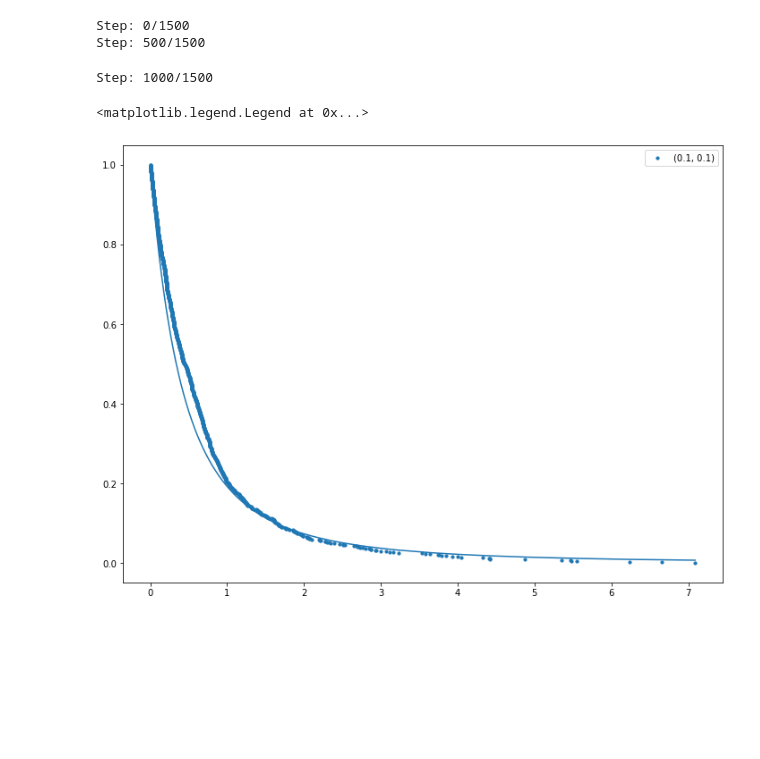
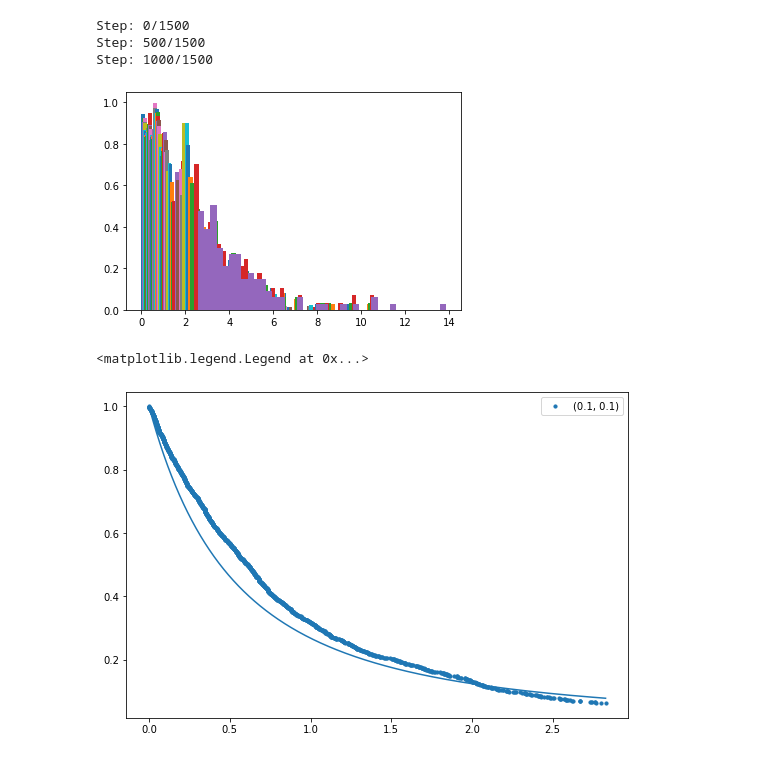
Before and after one commit to tsgaurav/Ising_RSRG, a Jupyter notebook: Ising_Decimation_2D.ipynb, the cells around one changed output. Drawn from its saved outputs; the diff is of its cells as text; code cells hidden in the pictures; blank space fills up the shorter version.

Commit message:
Sparse matrix optimization, added field scaling

```diff
--- a/Ising_Decimation_2D.ipynb
+++ b/Ising_Decimation_2D.ipynb
@@ -55,16 +92,16 @@ def random_custDist(a,b,custDist,size=None, nControl=10**6):
 
 #call
 a=0.1
-b=0.105
+b=0.1
 def custDist(x, a, b):
     return a + b*x
 samples=random_custDist(a,b,custDist=custDist,size=100000)
 #print(samples)
 
-plt.hist(samples, density=True, bins = 20)
+plt.hist(np.array(samples), density=True, bins = 20)
 
 x = np.linspace(0, (np.sqrt(a**2 + 2*b) - a)/b, 1000)
 
-plt.plot(x, custDist(x, a, b))
+plt.plot(x, np.array(custDist(x, a, b)))
 # %% [output]
 [<matplotlib.lines.Line2D at 0x...>]
@@ -111,6 +158,9 @@ b_vals = np.array([0.1])#np.arange(0.1,0.3,0.03)
 # %%
+L = 40
 steps = 1500
 Gamma_array = np.zeros(shape=(len(a_vals), len(b_vals), steps))
+R0_array = []
+R0_array_err = []
 
 
 for l, a in enumerate(a_vals):
@@ -118,21 +168,17 @@ for l, a in enumerate(a_vals):
 
         ind_dict, adj_ind = square_lattice_dictionary(L)
 
-        J_ij_vals = np.zeros(shape=(L*L,L*L))
+        J_ij_vals = fill_J_ij_matrix(L*L, adj_ind, a, b)
+        h_vals = np.exp(-np.random.exponential(size=L*L))
 
-        for ind in range(L*L):
-            J_ij_vals[ind, adj_ind[ind]] = np.exp(-np.random.exponential(size=(1,len(adj_ind[0]))))
-
-        J_ij_vals = 0.5*(J_ij_vals+J_ij_vals.T)
-        h_vals = np.array(random_custDist(a,b,custDist=custDist,size=L*L))
-        Omega_0 = max(h_vals.max(), 2*J_ij_vals.max())
+        Omega_0 = max(h_vals.max(), J_ij_vals.max())
         for step in range(steps):
 
             if step%500 == 0: print ("Step: "+str(step)+"/"+str(steps))
-            Omega = max(h_vals.max(), 2*J_ij_vals.max())
+            Omega = max(h_vals.max(), J_ij_vals.max())
             Gamma_array[l,m,step] = (np.log(Omega_0/Omega))
 
-            if Omega == 2*J_ij_vals.max():
+            if Omega == J_ij_vals.max():
                 """
                 Strongest term is an Ising coupling -> Renormalizes to a field given by h_i * h_j/J_ij
                 Delete one of the elements (say h_i), shortening h_vals
@@ -150,11 +196,10 @@ for l, a in enumerate(a_vals):
                 update_adjacency_J_ij(adj_ind, i, j)
 
                 J_ij_vals[i,adj_ind[i]] = np.maximum(J_ij_vals[i, adj_ind[i]], J_ij_vals[j, adj_ind[i]])
+                J_ij_vals[adj_ind[i], i] = J_ij_vals[i,adj_ind[i]]
 
                 J_ij_vals[j,:] = 0
                 J_ij_vals[:,j] = 0
-
-                J_ij_vals = 0.5*(J_ij_vals+J_ij_vals.T)
 
             elif Omega == h_vals.max():
                 """
@@ -171,18 +216,29 @@ for l, a in enumerate(a_vals):
                 J_ij_vals[:,i] = 0
 
                 update_adjacency_h(adj_ind, i)
+
+            if step%20 == 0:
+                h_vals_remain = h_vals[h_vals!=0]
+
+                n,bins, pacthes = plt.hist(-np.log(h_vals_remain), density=True, bins = 40)
+
+                width = bins[1]-bins[0]
+                popt, pcov = curve_fit(power_law, bins[1:]-width/2, n)
+                R0_array.append(popt[0])
+                R0_array_err.append(pcov[0][0])
 # %% [output]
 Step: 0/1500
 Step: 500/1500
+Step: 1000/1500
-Step: 1000/1500
+[figure, added]
 # %%
 n_array = (- np.arange(steps)+(L*L))/(L*L)
-plt.figure(figsize=(12, 9))
+plt.figure(figsize=(9, 6))
 for l, a in enumerate(a_vals):
     for m, b in enumerate(b_vals):
         plt.scatter(Gamma_array[l,m,:],  n_array, s=10, label="("+str(a)+', '+str(b)+")")
-plt.plot(Gamma_array[0,0,:], (Gamma_array[0,0,:]+1)**(-1/0.42))
+plt.plot(Gamma_array[0,0,:], (Gamma_array[0,0,:]+1)**(-1.9))
 plt.legend()
 # %% [output]
 <matplotlib.legend.Legend at 0x...>
-[figure, old version]
+[figure, new version]
```
Also changed, not shown: parts of 33 cells of this notebook, 7 other files.
